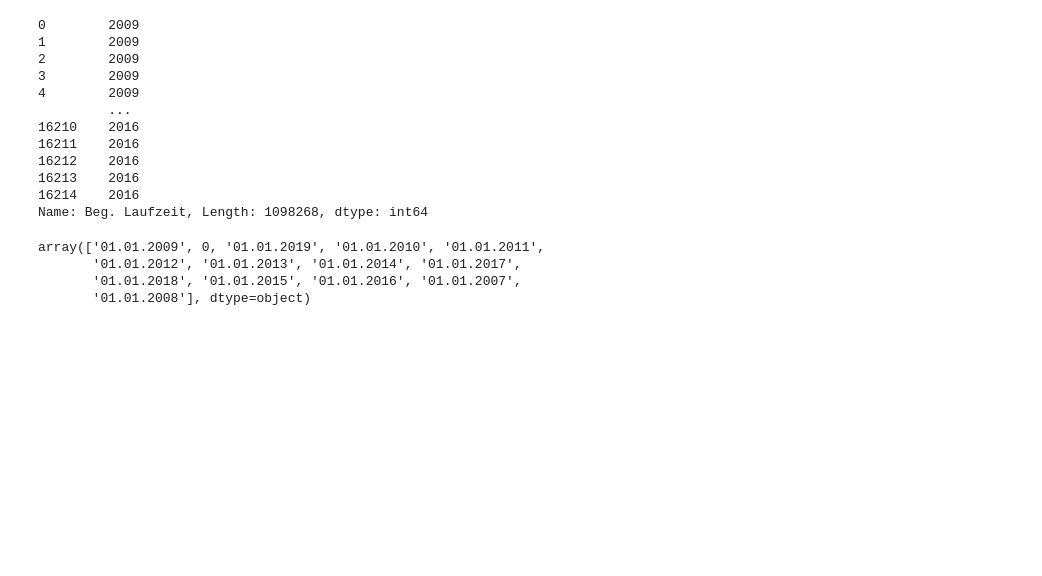
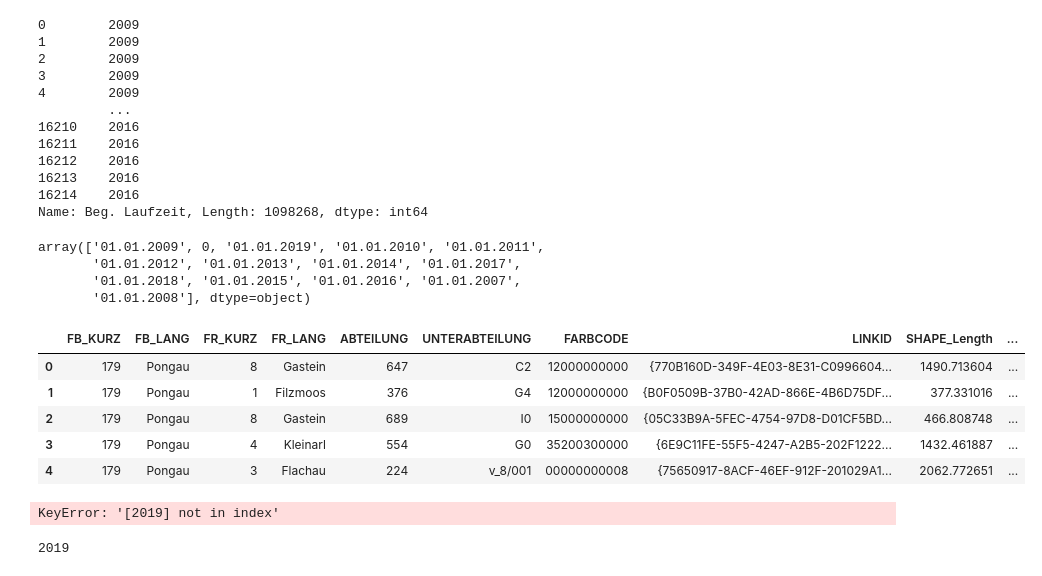
Before and after one commit to satlawa/edin_diss_geo, a Jupyter notebook: new/create_GIS_tax.ipynb, the cells around one changed output. Saved outputs shown, nothing was run; the diff lists cells and outputs as text; code cells hidden in the pictures; blank space fills up the shorter version.

```diff
--- a/new/create_GIS_tax.ipynb
+++ b/new/create_GIS_tax.ipynb
@@ -389,0 +392,11 @@ array(['01.01.2009', 0, '01.01.2019', '01.01.2010', '01.01.2011',
+# %%
+vec = DataVector("/home/philipp/Data/edin_diss/GIS_tax/raw_vector_Stichtag_20200228.gdb", 2019)
+# %%
+vec.wo_vector.head()
+# %% [output]
+|  | FB_KURZ | FB_LANG | FR_KURZ | FR_LANG | ABTEILUNG | UNTERABTEILUNG | FARBCODE | LINKID | SHAPE_Length | ... |
+| 0 | 179 | Pongau | 8 | Gastein | 647 | C2 | 12000000000 | {770B160D-349F-4E03-8E31-C0996604... | 1490.713604 | ... |
+| 1 | 179 | Pongau | 1 | Filzmoos | 376 | G4 | 12000000000 | {B0F0509B-37B0-42AD-866E-4B6D75DF... | 377.331016 | ... |
+| 2 | 179 | Pongau | 8 | Gastein | 689 | I0 | 15000000000 | {05C33B9A-5FEC-4754-97D8-D01CF5BD... | 466.808748 | ... |
+| 3 | 179 | Pongau | 4 | Kleinarl | 554 | G0 | 35200300000 | {6E9C11FE-55F5-4247-A2B5-202F1222... | 1432.461887 | ... |
+| 4 | 179 | Pongau | 3 | Flachau | 224 | v_8/001 | 00000000008 | {75650917-8ACF-46EF-912F-201029A1... | 2062.772651 | ... |
@@ -389,0 +405,4 @@ array(['01.01.2009', 0, '01.01.2019', '01.01.2010', '01.01.2011',
+# %%
+vec.merge_sap("/home/philipp/Data/edin_diss/SAP_tax", kind = 'wwie')
+# %% [output]
+KeyError: '[2019] not in index'
@@ -389,0 +411,4 @@ array(['01.01.2009', 0, '01.01.2019', '01.01.2010', '01.01.2011',
+# %%
+vec.year
+# %% [output]
+2019
```
Also changed, not shown: parts of 3 cells of this notebook, 1 other file.
